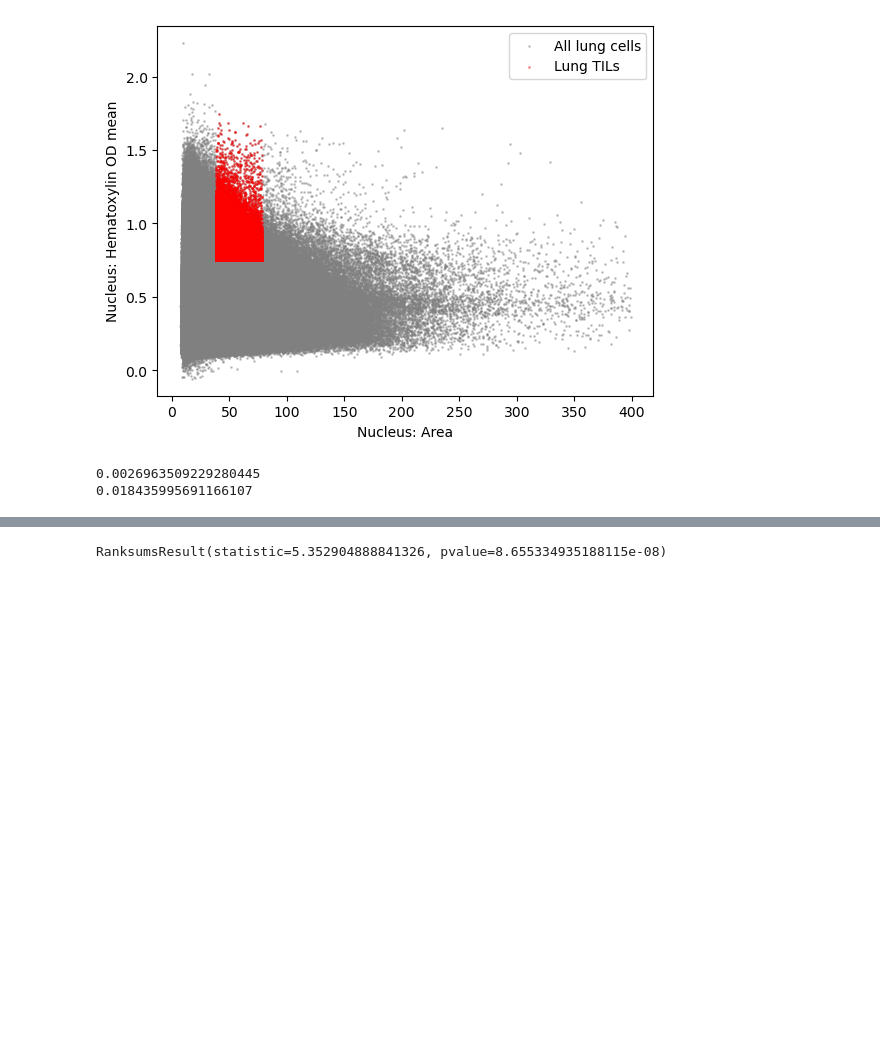
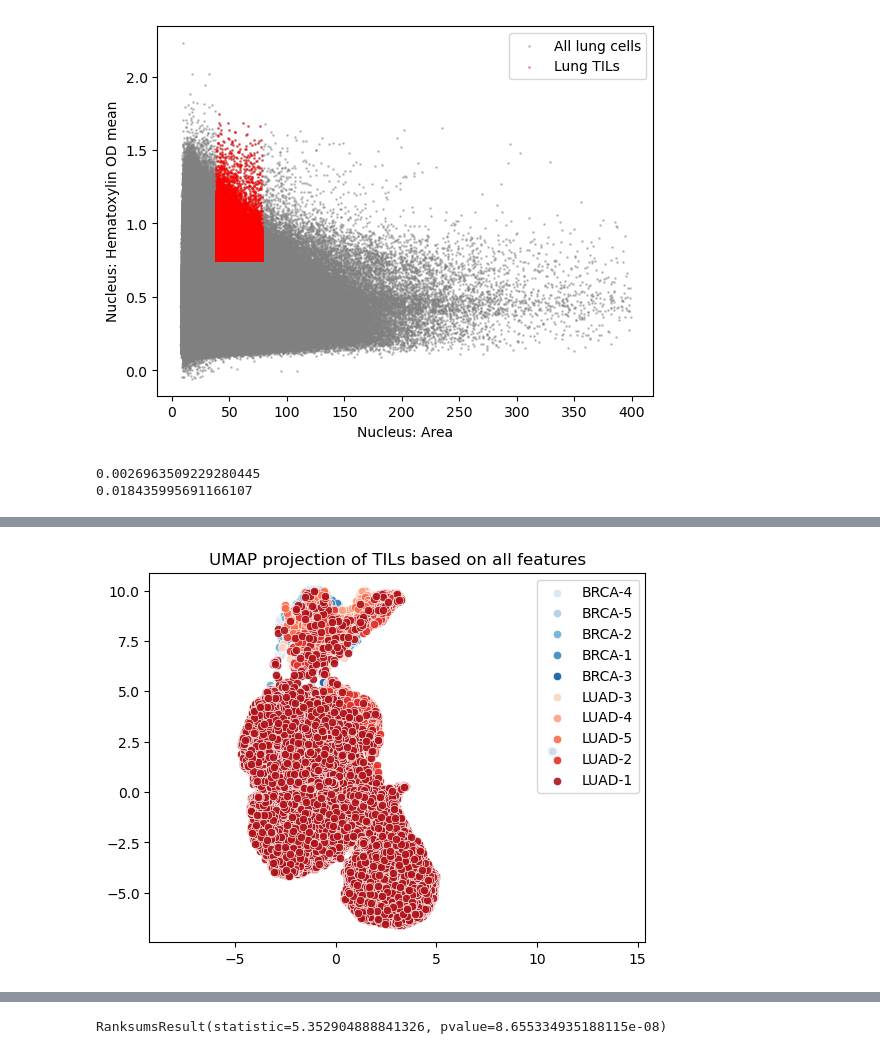
Before and after one commit to kradja/cima, a Jupyter notebook: src/graph.ipynb, the cells around one changed output, grey strips where cells are left out. Drawn from its saved outputs; the diff is of its cells as text; code cells hidden in the pictures; blank space fills up the shorter version.

```diff
--- a/src/graph.ipynb
+++ b/src/graph.ipynb
@@ -147,0 +207,2 @@ plt.show()
+# %%
+breast_embed, lung_embed = umap_embedding(ctils)
@@ -147,0 +240,4 @@ plt.show()
+# %%
+plot_scatter(breast_embed, lung_embed, "UMAP projection of TILs based on all features")
+# %% [output]
+[figure, added]
```
Also changed, not shown: parts of 21 cells of this notebook, 3 other files.
